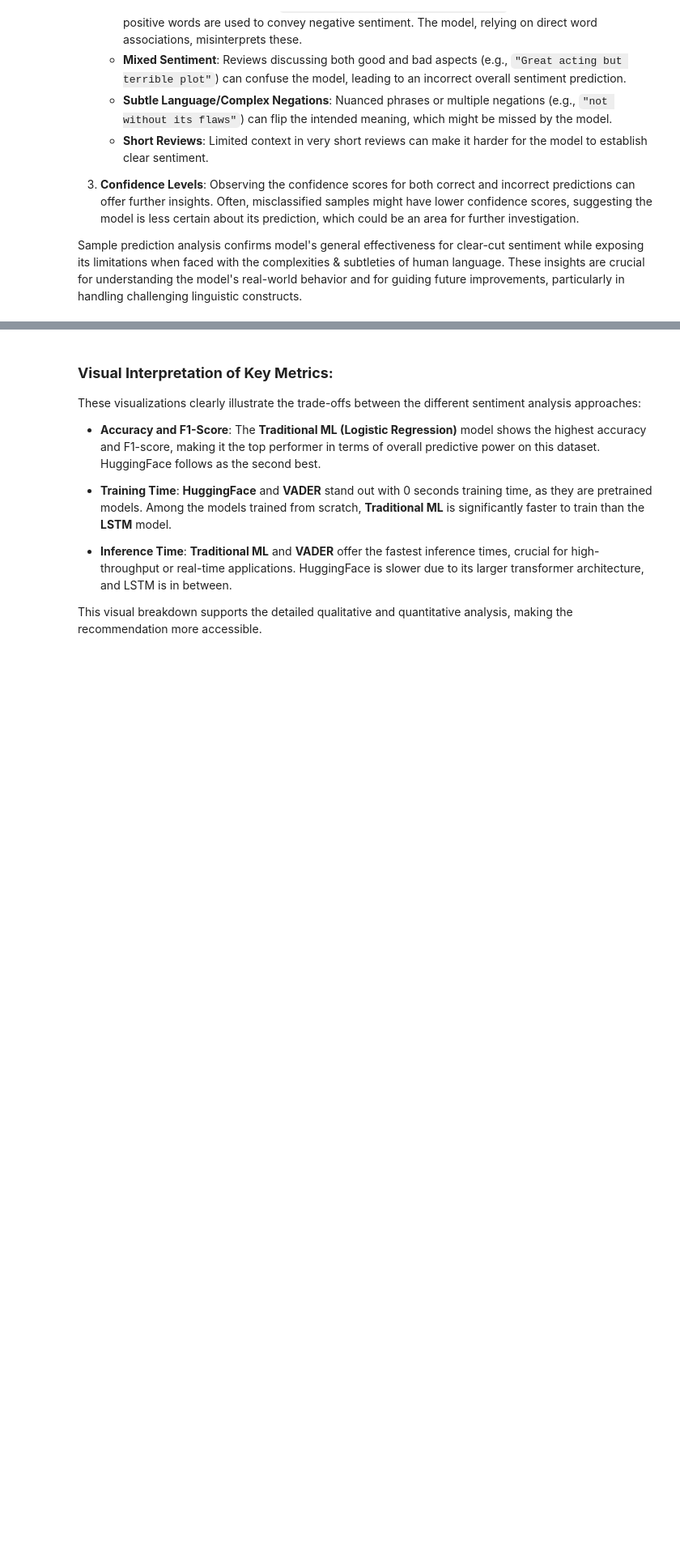
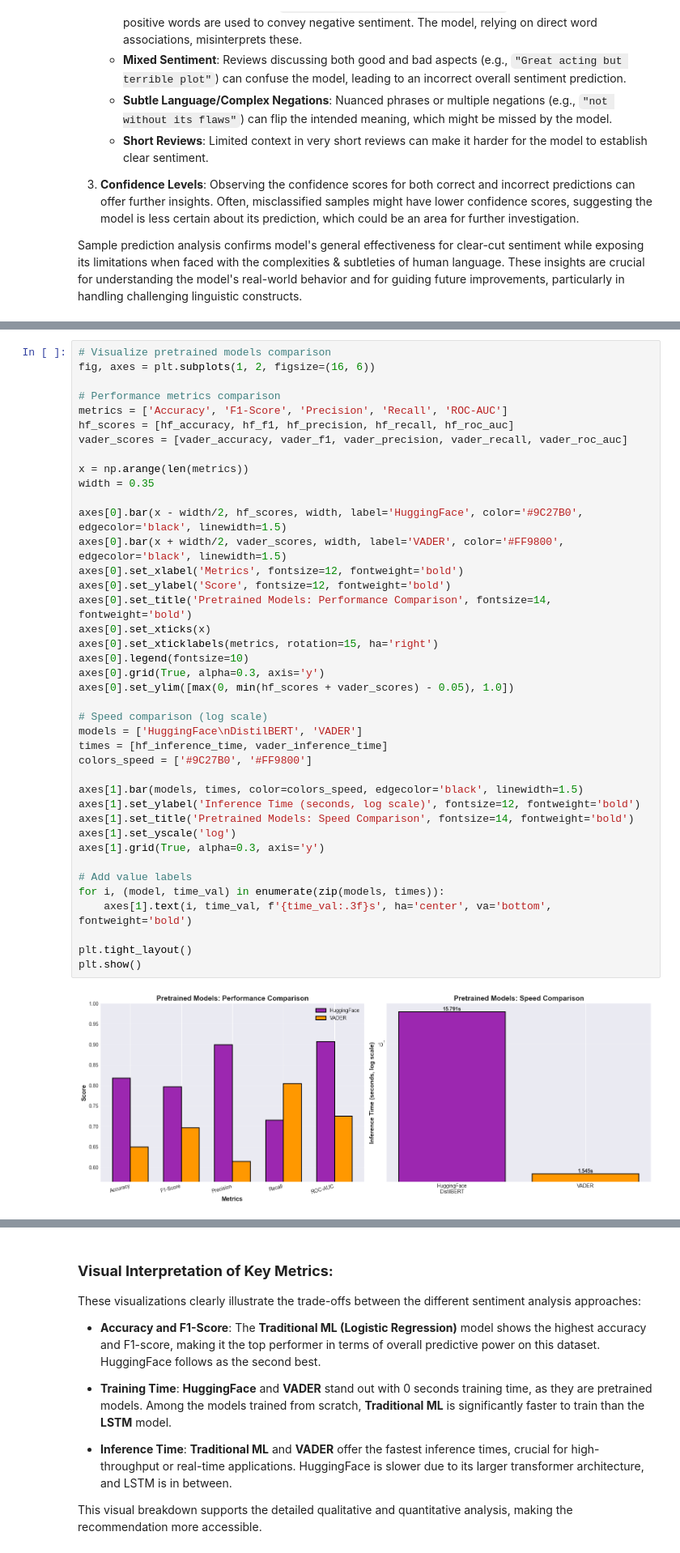
Before and after one commit to khshaik/nlp-labs, a Jupyter notebook: nlp_sentiment_analysis_evolution/sentiment_analysis.ipynb, the cells around one changed output, grey strips where cells are left out. Shown at 81% size. Drawn from its saved outputs; the diff is of its cells as text; blank space fills up the shorter version.

```diff
--- a/nlp_sentiment_analysis_evolution/sentiment_analysis.ipynb
+++ b/nlp_sentiment_analysis_evolution/sentiment_analysis.ipynb
@@ -4489,0 +4294,42 @@ print(f"\n   🚀 Fastest Inference: {models[fastest_inf_idx]} ({inf_times[faste
+# %%
+# Visualize pretrained models comparison
+fig, axes = plt.subplots(1, 2, figsize=(16, 6))
+
+# Performance metrics comparison
+metrics = ['Accuracy', 'F1-Score', 'Precision', 'Recall', 'ROC-AUC']
+hf_scores = [hf_accuracy, hf_f1, hf_precision, hf_recall, hf_roc_auc]
+vader_scores = [vader_accuracy, vader_f1, vader_precision, vader_recall, vader_roc_auc]
+
+x = np.arange(len(metrics))
+width = 0.35
+
+axes[0].bar(x - width/2, hf_scores, width, label='HuggingFace', color='#9C27B0', edgecolor='black', linewidth=1.5)
+axes[0].bar(x + width/2, vader_scores, width, label='VADER', color='#FF9800', edgecolor='black', linewidth=1.5)
+axes[0].set_xlabel('Metrics', fontsize=12, fontweight='bold')
+axes[0].set_ylabel('Score', fontsize=12, fontweight='bold')
+axes[0].set_title('Pretrained Models: Performance Comparison', fontsize=14, fontweight='bold')
+axes[0].set_xticks(x)
+axes[0].set_xticklabels(metrics, rotation=15, ha='right')
+axes[0].legend(fontsize=10)
+axes[0].grid(True, alpha=0.3, axis='y')
+axes[0].set_ylim([max(0, min(hf_scores + vader_scores) - 0.05), 1.0])
+
+# Speed comparison (log scale)
+models = ['HuggingFace\nDistilBERT', 'VADER']
+times = [hf_inference_time, vader_inference_time]
+colors_speed = ['#9C27B0', '#FF9800']
+
+axes[1].bar(models, times, color=colors_speed, edgecolor='black', linewidth=1.5)
+axes[1].set_ylabel('Inference Time (seconds, log scale)', fontsize=12, fontweight='bold')
+axes[1].set_title('Pretrained Models: Speed Comparison', fontsize=14, fontweight='bold')
+axes[1].set_yscale('log')
+axes[1].grid(True, alpha=0.3, axis='y')
+
+# Add value labels
+for i, (model, time_val) in enumerate(zip(models, times)):
+    axes[1].text(i, time_val, f'{time_val:.3f}s', ha='center', va='bottom', fontweight='bold')
+
+plt.tight_layout()
+plt.show()
+# %% [output]
+[figure, added]
```
Also changed, not shown: parts of 175 cells of this notebook, 1 other file.
